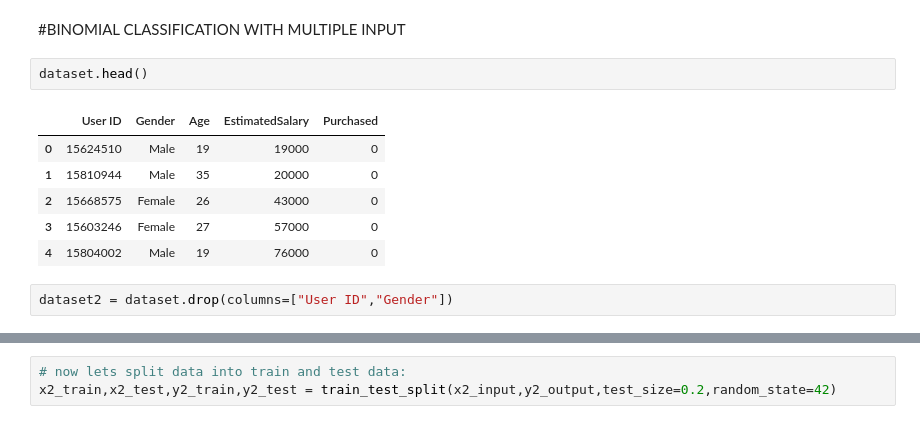
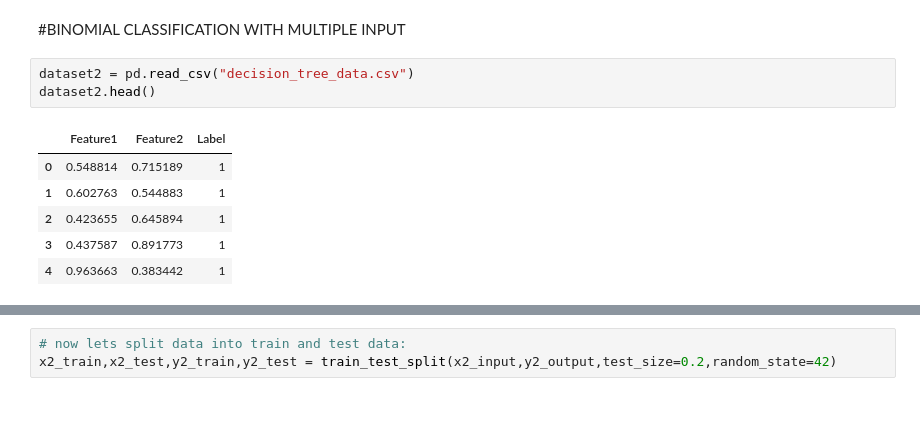
Before and after one commit to santoshw03/machine_learning, a Jupyter notebook: Classification/LogisticRegression.ipynb, the cells around one changed output, grey strips where cells are left out. Cells and saved outputs as stored; diff of their text form.

```diff
--- a/Classification/LogisticRegression.ipynb
+++ b/Classification/LogisticRegression.ipynb
@@ -99,13 +99,12 @@ plt.show()
 # %% [markdown]
 #BINOMIAL CLASSIFICATION WITH MULTIPLE INPUT
 # %%
-dataset.head()
+dataset2 = pd.read_csv("decision_tree_data.csv")
+dataset2.head()
 # %% [output]
-|  | User ID | Gender | Age | EstimatedSalary | Purchased |
-| 0 | 15624510 | Male | 19 | 19000 | 0 |
-| 1 | 15810944 | Male | 35 | 20000 | 0 |
-| 2 | 15668575 | Female | 26 | 43000 | 0 |
-| 3 | 15603246 | Female | 27 | 57000 | 0 |
-| 4 | 15804002 | Male | 19 | 76000 | 0 |
+|  | Feature1 | Feature2 | Label |
+| 0 | 0.548814 | 0.715189 | 1 |
+| 1 | 0.602763 | 0.544883 | 1 |
+| 2 | 0.423655 | 0.645894 | 1 |
+| 3 | 0.437587 | 0.891773 | 1 |
+| 4 | 0.963663 | 0.383442 | 1 |
-# %%
-dataset2 = dataset.drop(columns=["User ID","Gender"])
```
Also changed, not shown: parts of 8 cells of this notebook, 1 other file.
